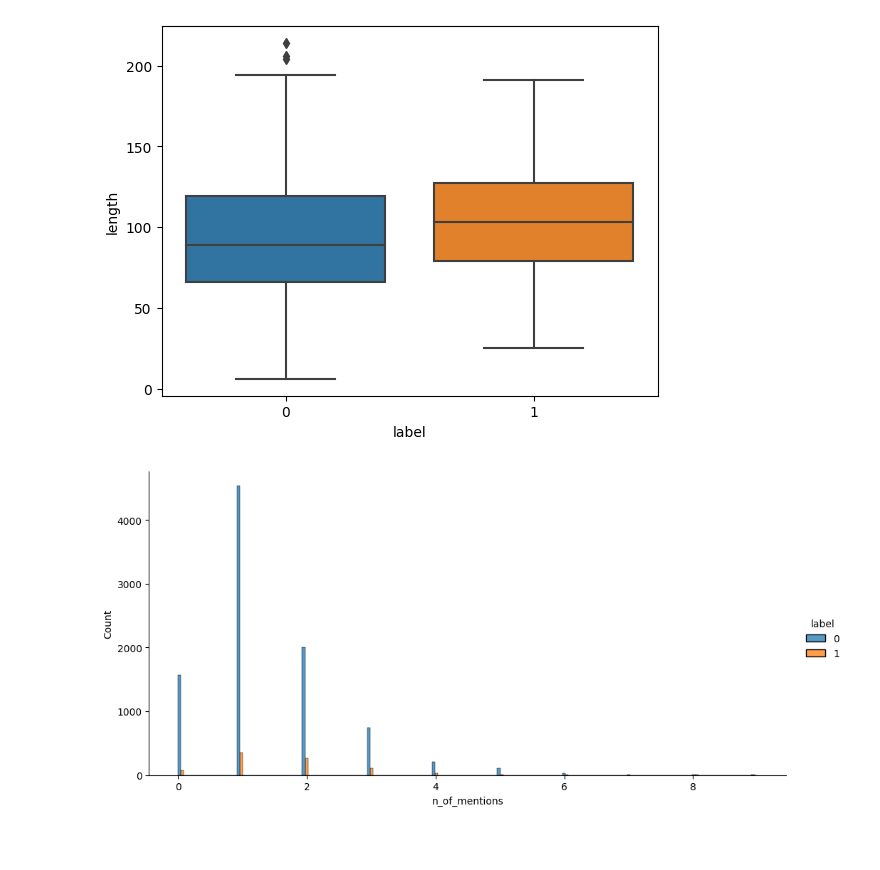
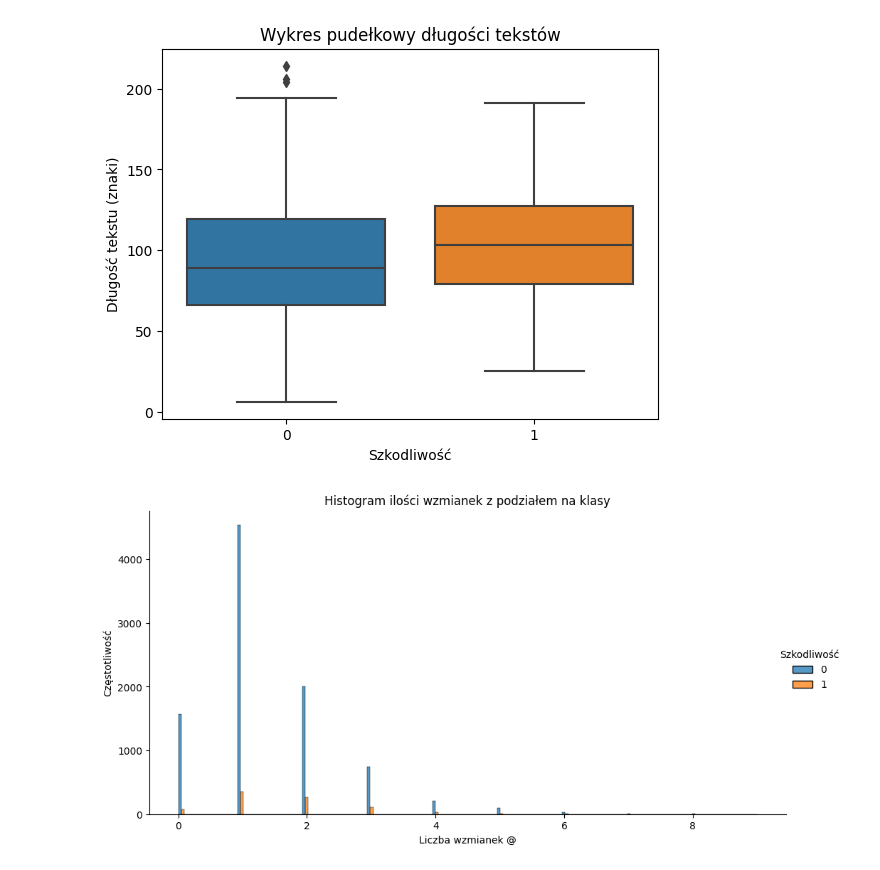
Before and after one commit to szpwski/nlp_poleval_text_classification, a Jupyter notebook: eda.ipynb, the cells around one changed output. Cells and saved outputs as stored; diff of their text form; code cells hidden in the pictures; blank space fills up the shorter version.

```diff
--- a/eda.ipynb
+++ b/eda.ipynb
@@ -61,5 +151,6 @@ plt.show()
 # %%
-sns.boxplot(y='length', x='label', data=train)
+plot = sns.boxplot(y='length', x='label', data=train)
+update_seaborn_plot_labels_title(plot, xlabel='Szkodliwość', ylabel='Długość tekstu (znaki)', title='Wykres pudełkowy długości tekstów')
 plt.show()
 # %% [output]
-[figure, old version]
+[figure, new version]
@@ -68,5 +157,7 @@ train['n_of_mentions'] = train.text.str.count("@anonymized_account")
 # %%
-sns.displot(data=train, x='n_of_mentions', kde=False, hue='label', multiple='dodge', aspect=2)
+train['n_of_mentions'] = train.text.str.count("@anonymized_account")
+plot = sns.displot(data=train, x='n_of_mentions', kde=False, hue='label', multiple='dodge', aspect=2)
+update_seaborn_plot_labels_title(plot, xlabel='Liczba wzmianek @', ylabel='Częstotliwość', title='Histogram ilości wzmianek z podziałem na klasy', legend='Szkodliwość')
 plt.show()
 # %% [output]
-[figure, old version]
+[figure, new version]
```
Also changed, not shown: parts of 18 cells of this notebook, 1 other file.
